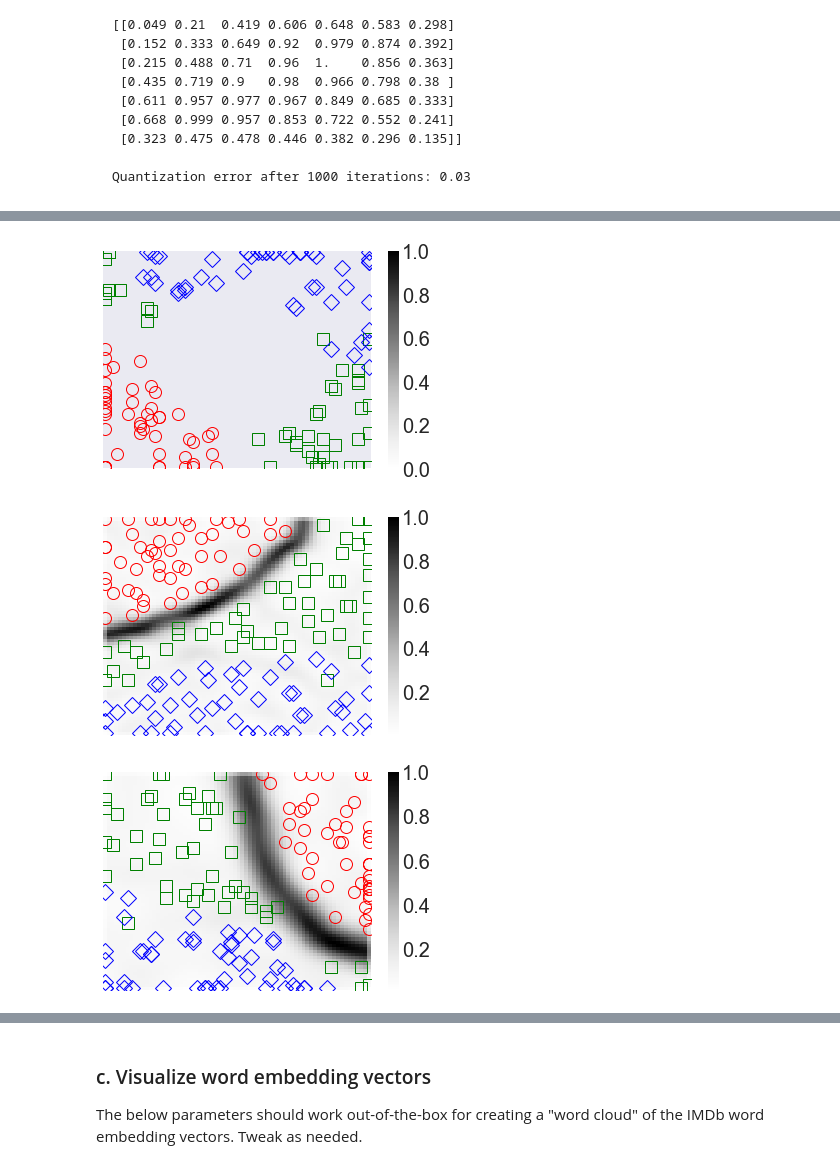
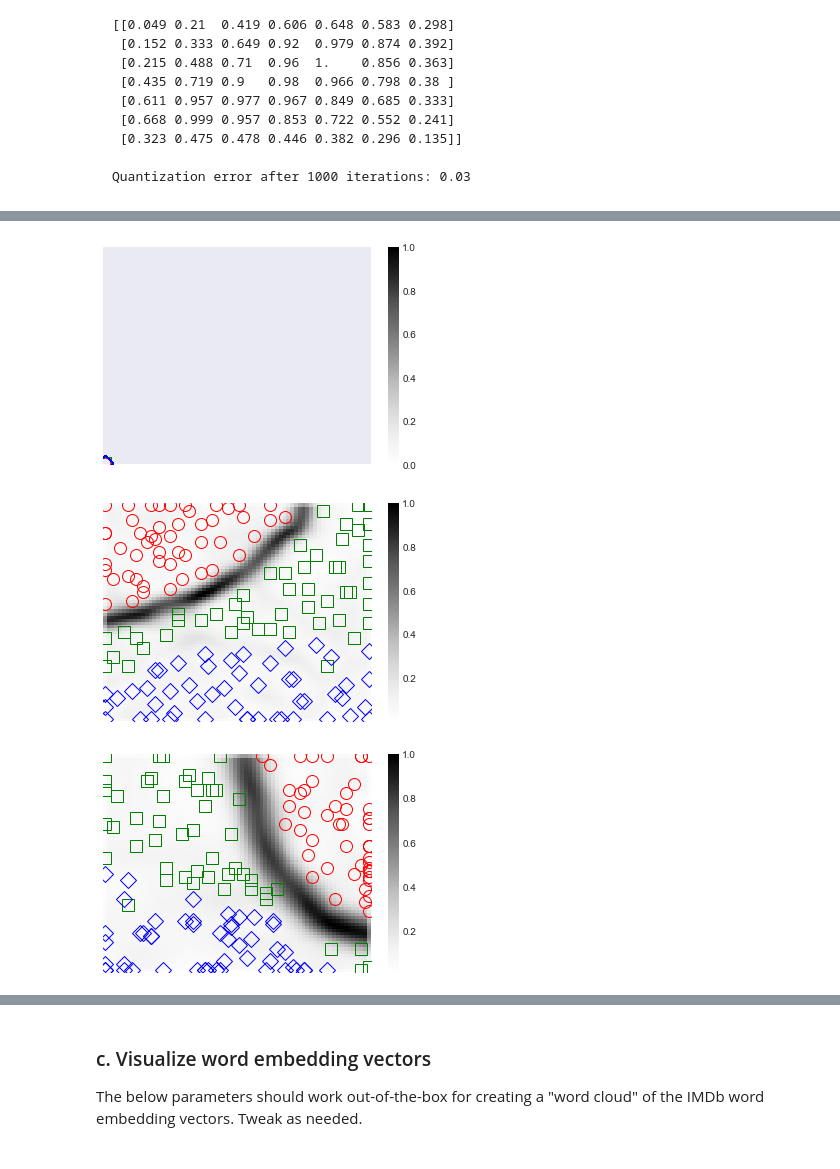
Before and after one commit to ejseal21/NeuralNetworks, a Jupyter notebook: project5/som.ipynb, the cells around one changed output, grey strips where cells are left out. Saved outputs shown, nothing was run; the diff lists cells and outputs as text; code cells hidden in the pictures.

```diff
--- a/project5/som.ipynb
+++ b/project5/som.ipynb
@@ -411,7 +422,7 @@ If all goes well, your u-map superimposed with the most active units for each tr
 # %%
-som_sz = 70
+som_sz = 50
 n_features = 4
-max_iter = 10000
+max_iter = 1000
 
 np.random.seed(0)
 
@@ -454,9 +465,9 @@ plt.show()
 - **Question 8**: See what happens when you shrink the map size. What's the consequence for classifying new data with the smaller map size?
 # %%
 #Answer 6
-som_sz = 140
+som_sz = 100
 n_features = 4
-max_iter = 10000
+max_iter = 1000
 
 np.random.seed(0)
 
@@ -487,7 +498,7 @@ plt.show()
 #Answer 6
 som_sz = 70
 n_features = 4
-max_iter = 10000
+max_iter = 1000
 
 np.random.seed(0)
 
@@ -513,12 +524,12 @@ for i in range(len(iris_x)):
              markerfacecolor='None')
 plt.show()
 # %% [output]
-[figure, old version]
+[figure, new version]
 # %%
 #Answer 6
 som_sz = 70
 n_features = 4
-max_iter = 10000
+max_iter = 1000
 
 np.random.seed(0)
 
@@ -544,38 +555,38 @@ for i in range(len(iris_x)):
              markerfacecolor='None')
 plt.show()
 # %% [output]
-[figure, old version]
+[figure, new version]
 # %%
 #Answer 6
 som_sz = 70
 n_features = 4
-max_iter = 20000
+max_iter = 2000
 
 np.random.seed(0)
 
 iris_som = som.SOM(som_sz, n_features, max_iter, init_lr=3, init_sigma=51.0, verbose=False)
 iris_som.fit(iris_x.copy())
 iris_u_map = iris_som.u_matrix()
 
 plt.pcolor(iris_u_map.T)
 plt.colorbar()
 plt.xticks([])
 plt.yticks([])
 
 markers = ['o','s','D']
 colors = ['r','g','b']
 
 for i in range(len(iris_x)):
     bmu_pos = iris_som.get_bmu(iris_x[i])
     plt.plot(bmu_pos[0] + 0.5,
              bmu_pos[1] + 0.5,
              markers[iris_y[i]],
              markeredgecolor=colors[iris_y[i]],
              markersize=12,
              markerfacecolor='None')
 plt.show()
 # %% [output]
-[figure, old version]
+[figure, new version]
 # %%
 #Answer 6
 som_sz = 70
```
Also changed, not shown: parts of 17 cells of this notebook, 1 other file.
